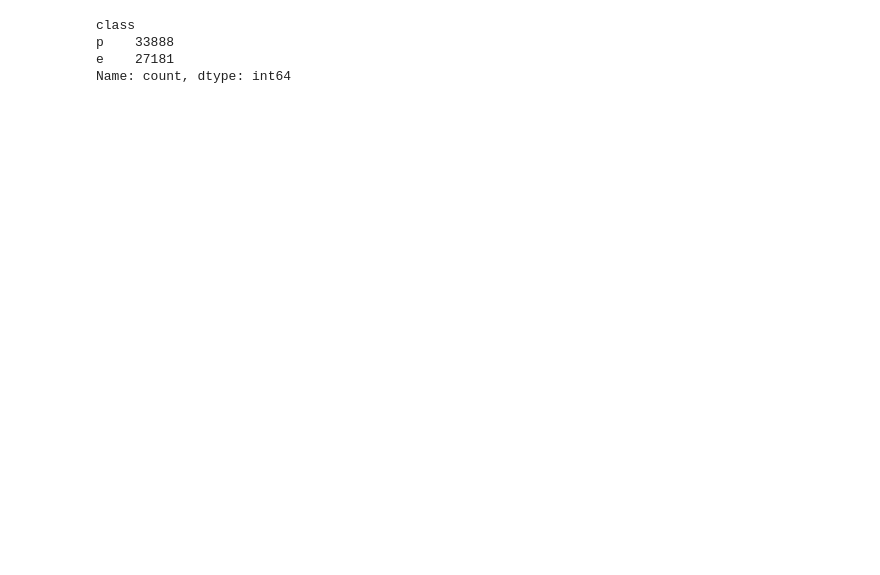
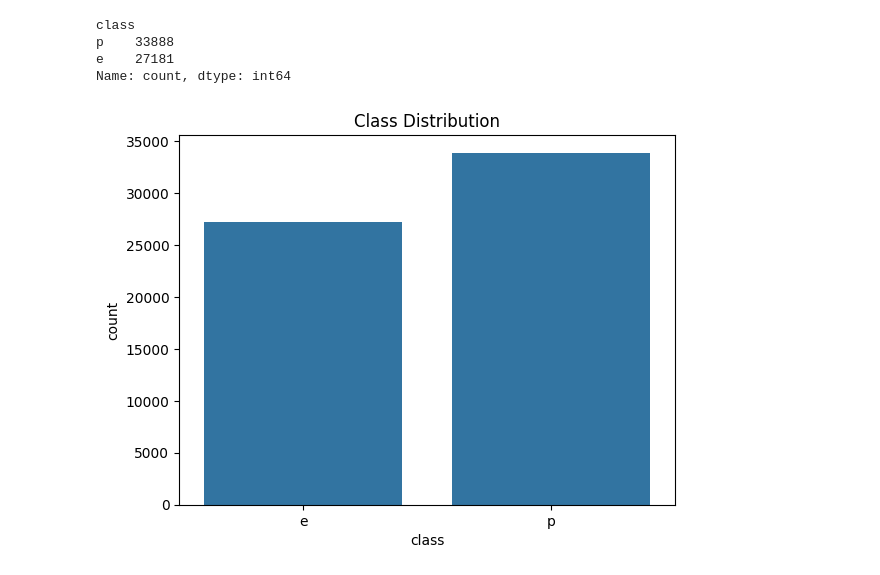
Before and after one commit to Viom-Shrestha/Secondary-Mushroom-Comparative-Study, a Jupyter notebook: MushroomClassification.ipynb, the cells around one changed output. Saved outputs shown, nothing was run; the diff lists cells and outputs as text; code cells hidden in the pictures; blank space fills up the shorter version.

```diff
--- a/MushroomClassification.ipynb
+++ b/MushroomClassification.ipynb
@@ -24,3 +65,9 @@ class
 p    33888
 e    27181
 Name: count, dtype: int64
+# %%
+sns.countplot(x='class', data=df)
+plt.title("Class Distribution")
+plt.show()
+# %% [output]
+[figure, added]
```
Also changed, not shown: parts of 51 cells of this notebook, 4 other files.
